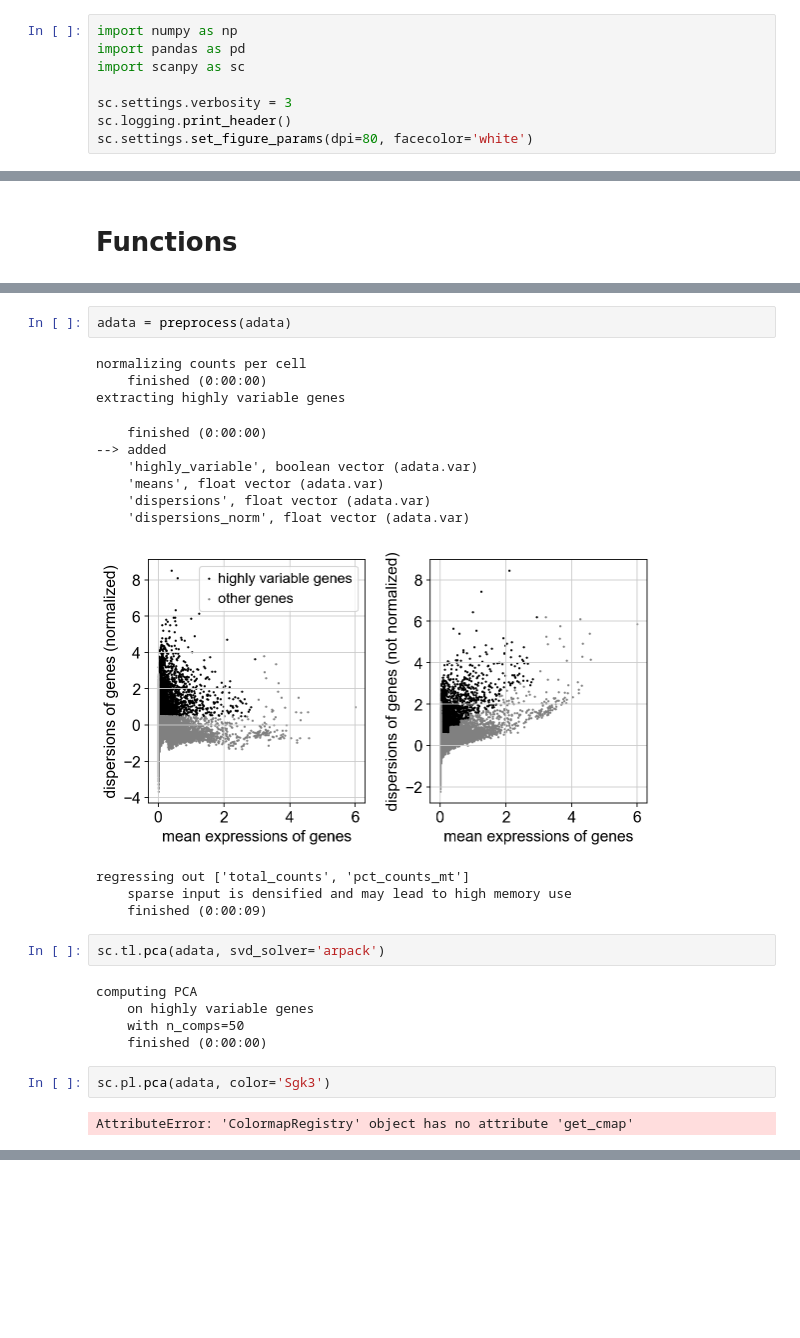
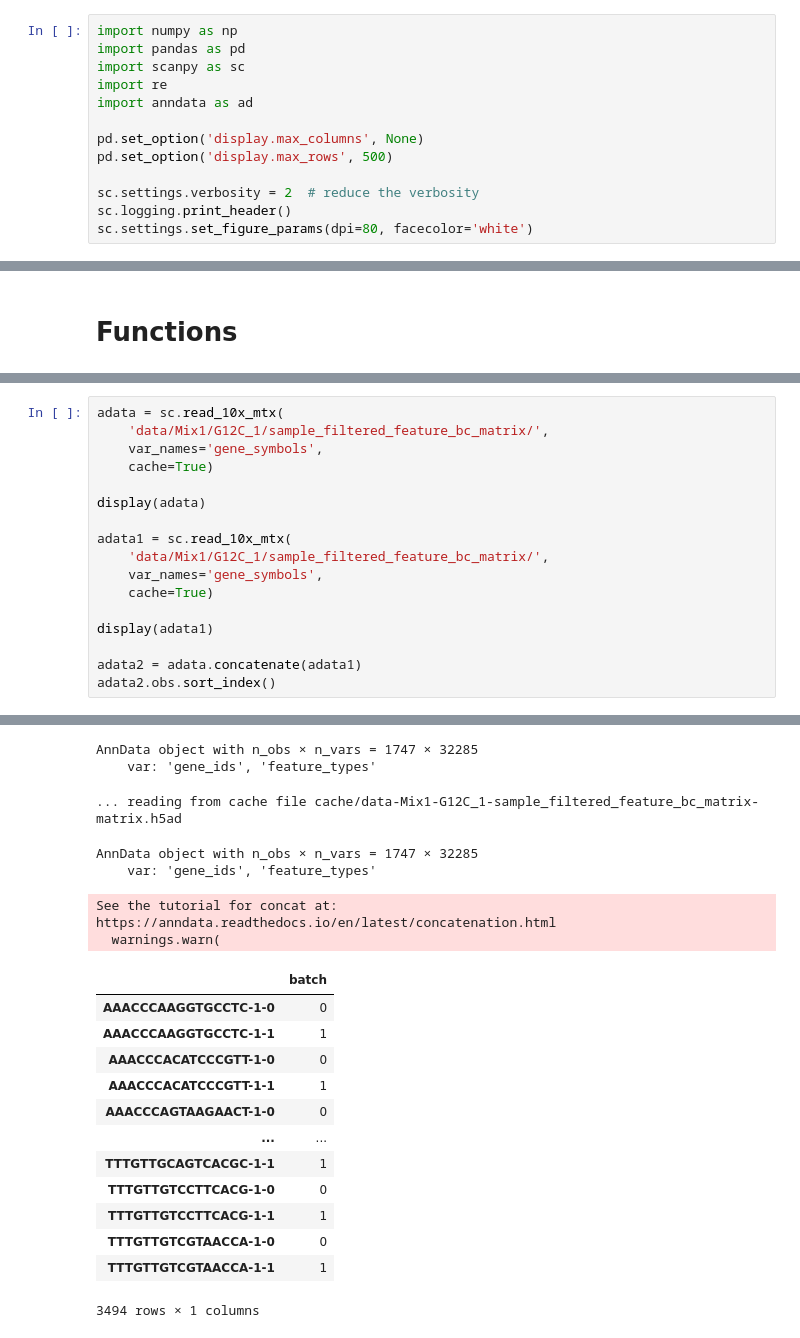
Before and after one commit to talbaron/Des, a Jupyter notebook: Despina_nb.ipynb, the cells around one changed output, grey strips where cells are left out. Cells and saved outputs as stored; diff of their text form; blank space fills up the shorter version.

```diff
--- a/Despina_nb.ipynb
+++ b/Despina_nb.ipynb
@@ -2,8 +2,13 @@
 import numpy as np
 import pandas as pd
 import scanpy as sc
+import re
+import anndata as ad
 
-sc.settings.verbosity = 3
+pd.set_option('display.max_columns', None)
+pd.set_option('display.max_rows', 500)
+
+sc.settings.verbosity = 2  # reduce the verbosity
 sc.logging.print_header()
 sc.settings.set_figure_params(dpi=80, facecolor='white')
 # %% [output]
@@ -103,27 +18,18 @@ adata = mt_initial_preprocess_and_plot(adata)
-# %%
-adata = preprocess(adata)
-# %% [output]
-normalizing counts per cell
-    finished (0:00:00)
-extracting highly variable genes
-    finished (0:00:00)
---> added
-    'highly_variable', boolean vector (adata.var)
-    'means', float vector (adata.var)
-    'dispersions', float vector (adata.var)
-    'dispersions_norm', float vector (adata.var)
-[figure, removed]
-regressing out ['total_counts', 'pct_counts_mt']
-    sparse input is densified and may lead to high memory use
-    finished (0:00:09)
-# %%
-sc.tl.pca(adata, svd_solver='arpack')
-# %% [output]
-computing PCA
-    on highly variable genes
-    with n_comps=50
-    finished (0:00:00)
-# %%
-sc.pl.pca(adata, color='Sgk3')
-# %% [output]
-AttributeError: 'ColormapRegistry' object has no attribute 'get_cmap'
+# %%
+adata = sc.read_10x_mtx(
+    'data/Mix1/G12C_1/sample_filtered_feature_bc_matrix/',
+    var_names='gene_symbols',
+    cache=True)
+
+display(adata)
+
+adata1 = sc.read_10x_mtx(
+    'data/Mix1/G12C_1/sample_filtered_feature_bc_matrix/',
+    var_names='gene_symbols',
+    cache=True)
+
+display(adata1)
+
+adata2 = adata.concatenate(adata1)
+adata2.obs.sort_index()
+# %% [output]
@@ -129,0 +37,20 @@ AttributeError: 'ColormapRegistry' object has no attribute 'get_cmap'
+AnnData object with n_obs × n_vars = 1747 × 32285
+    var: 'gene_ids', 'feature_types'
+... reading from cache file cache/data-Mix1-G12C_1-sample_filtered_feature_bc_matrix-matrix.h5ad
+AnnData object with n_obs × n_vars = 1747 × 32285
+    var: 'gene_ids', 'feature_types'
+See the tutorial for concat at: https://anndata.readthedocs.io/en/latest/concatenation.html
+  warnings.warn(
+|  | batch |
+| AAACCCAAGGTGCCTC-1-0 | 0 |
+| AAACCCAAGGTGCCTC-1-1 | 1 |
+| AAACCCACATCCCGTT-1-0 | 0 |
+| AAACCCACATCCCGTT-1-1 | 1 |
+| AAACCCAGTAAGAACT-1-0 | 0 |
+| ... | ... |
+| TTTGTTGCAGTCACGC-1-1 | 1 |
+| TTTGTTGTCCTTCACG-1-0 | 0 |
+| TTTGTTGTCCTTCACG-1-1 | 1 |
+| TTTGTTGTCGTAACCA-1-0 | 0 |
+| TTTGTTGTCGTAACCA-1-1 | 1 |
+3494 rows × 1 columns
```
Also changed, not shown: parts of 7 cells of this notebook.
